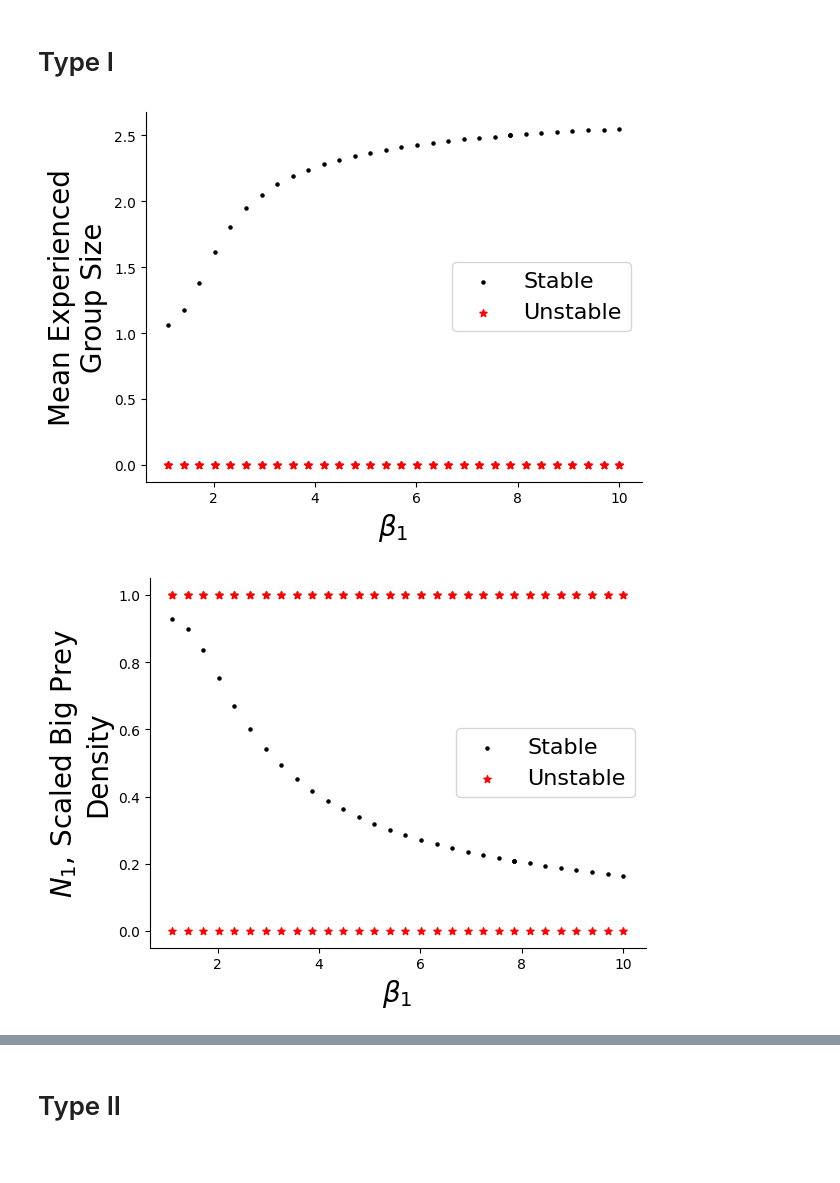
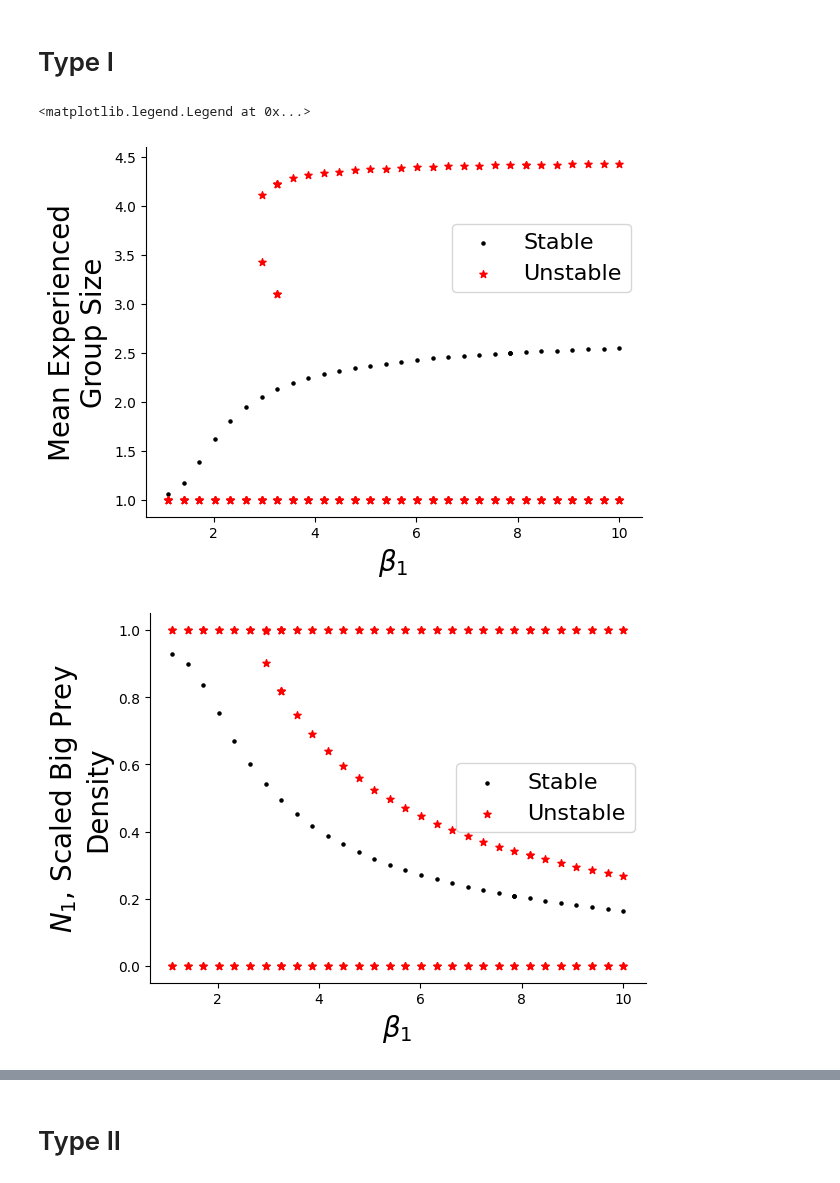
Before and after one commit to taliaborofsky/AdaptiveDynamics_CH_RS, a Jupyter notebook: Bifurcation.ipynb, the cells around one changed output, grey strips where cells are left out. Drawn from its saved outputs; the diff is of its cells as text; code cells hidden in the pictures.

```diff
--- a/Bifurcation.ipynb
+++ b/Bifurcation.ipynb
@@ -181,13 +212,30 @@ def get_bif_diagram_input(param_key, param_vec, num_init = 30, num_perturbations
 
         # find equilibria starting from initialpoints and perturbed_pts. already checked for uniqueness
         # each row has N1, N2, g(1), .. g(x_max), \bar{x}
-        equilibria = get_equilibria_from_init_pts(init_pts, **params.copy())
-        if np.size(equilibria) > 0:
-            out = store_equilibria_and_perturb(param, equilibria, stable_points, unstable_points,
-                                           params, num_perturbations, perturb_strength)
+        coexist_equilibria = get_equilibria_from_init_pts(init_pts, **params.copy())
+
+        # add big prey extinct equilibria
+        coexist_and_big_prey_extinct_equilibria = get_equilibria_from_init_pts_i_extinct(
+            coexist_equilibria, init_pts,1,**params.copy()
+        )
+        # add small prey extinct equilibria using initpts
+        pred_not_extinct_equilibria = get_equilibria_from_init_pts_i_extinct(
+            coexist_and_big_prey_extinct_equilibria, init_pts,2,**params.copy()
+        )
+
+        # below with this new big list
+
+        if np.size(pred_not_extinct_equilibria) > 0:
+            out = store_equilibria_and_perturb(
+                param, pred_not_extinct_equilibria, stable_points, unstable_points,
+                                           params, num_perturbations, perturb_strength
+            )
             stable_points, unstable_points, perturbed_pts  = out
 
-        # now i need to check predator extinction equilibria
+        stable_points, unstable_points = store_pred_extinction_equilibria(
+                                        stable_points, unstable_points,
+                                        param, params
+        )
 
     # Convert to numpy arrays for easier manipulation
     stable_points = np.array(stable_points)
@@ -237,6 +285,21 @@ stable_points, unstable_points = get_bif_diagram_input('β1', np.linspace(1.1,10
                           **params_base)
 # %%
 figx, figN1, figN2 = plot_bif_diagram(stable_points, unstable_points, xlab = r'$\beta_1$')
+
+# fix mean_x legend
+axx = figx.axes[0]
+legendx = axx.get_legend()
+current_font_properties = legendx.prop  # Retrieve current font properties
+
+# loc='center right' specifies the anchor point of the legend box
+# bbox_to_anchor=(1, 0.6) moves the legend slightly to the right (x=1) and slightly above the center  (y=0.6).
+axx.legend(loc='center right', bbox_to_anchor=(1, 0.7), prop=current_font_properties)
+
+# fix N2 legend
+ax2 = figN2.axes[0]
+legend2 = ax2.get_legend()
+ax2.legend(loc='lower right', bbox_to_anchor=(1, 0.1), prop = current_font_properties)
 # %% [output]
+<matplotlib.legend.Legend at 0x...>
-[figure, old version]
+[figure, new version]
-[figure, old version]
+[figure, new version]
```
Also changed, not shown: parts of 18 cells of this notebook, 6 other files.
